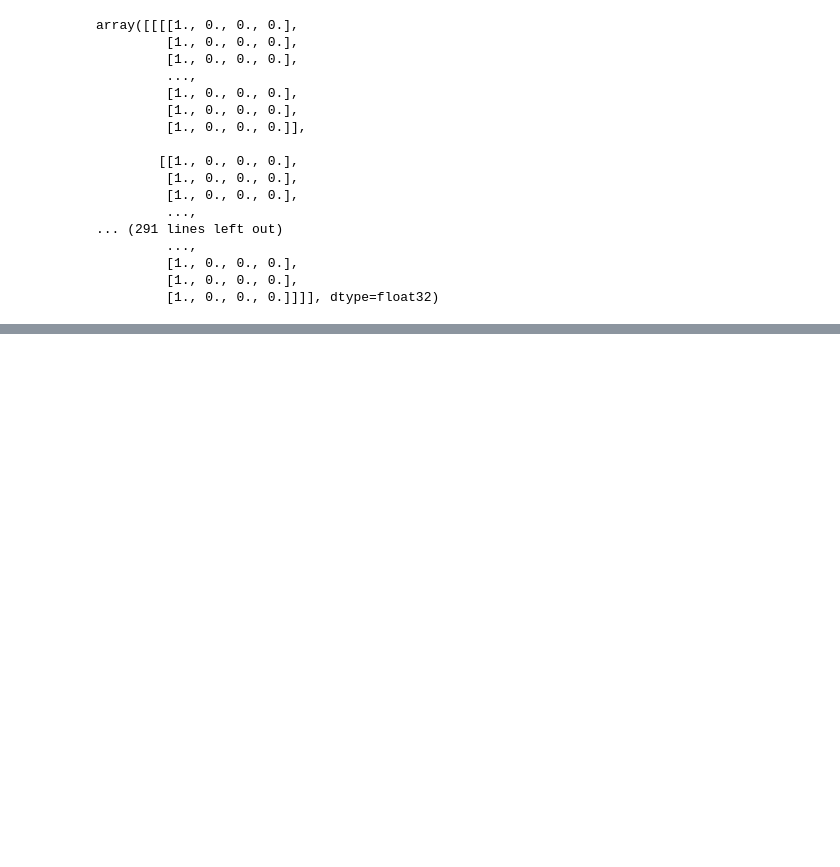
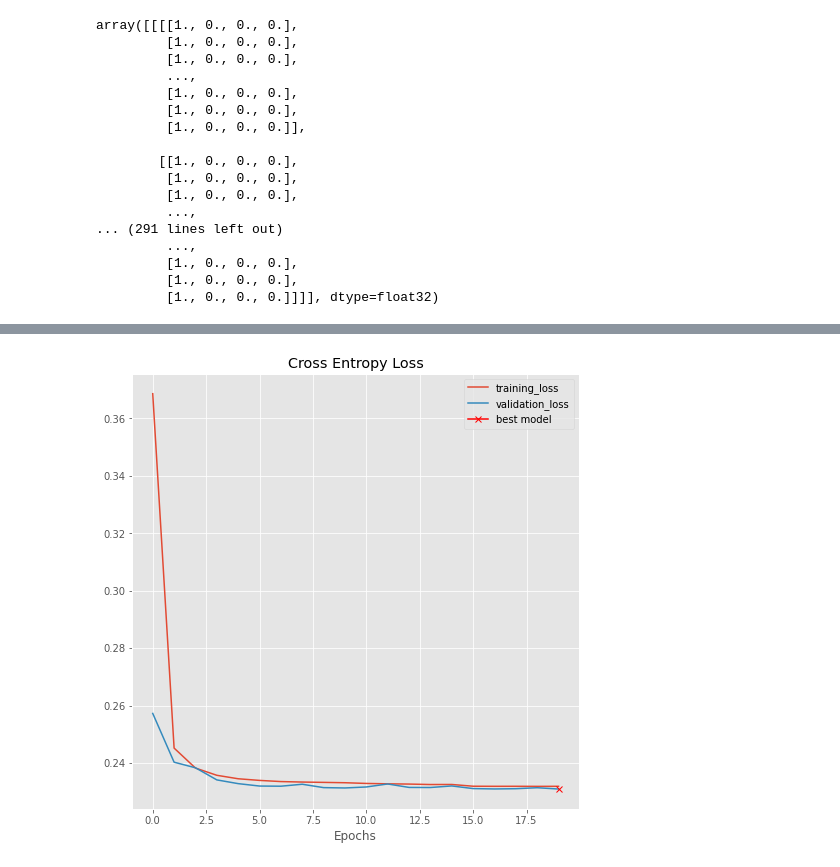
Before and after one commit to smitraDA/PRAC2, a Jupyter notebook: demo2_s4552215.ipynb, the cells around one changed output, grey strips where cells are left out. Cells and saved outputs as stored; diff of their text form; code cells hidden in the pictures; blank space fills up the shorter version.

```diff
--- a/demo2_s4552215.ipynb
+++ b/demo2_s4552215.ipynb
@@ -815,0 +838,4 @@ array([[[[1., 0., 0., 0.],
+# %%
+#Layers module in Keras deals with Conv,recurring,maxpooling,Normalaization etc
+#Input layer
+inputs = tf.keras.layers.Input((128,128,1))
@@ -815,0 +928,9 @@ array([[[[1., 0., 0., 0.],
+# %%
+# Providing conditions for the training to stop based on validation loss
+callbacks = [
+    EarlyStopping(patience=10, verbose=1),
+    ReduceLROnPlateau(factor=0.1, patience=5, min_lr=0.00001, verbose=1),
+    ModelCheckpoint('model-OASIS.h5', verbose=1, save_best_only=True, save_weights_only=True)
+]
+# %%
+results = model.fit(XOasis_train, yOasis_train_cat, batch_size=32, epochs=20, callbacks=callbacks,validation_data=(XOasis_val, yOasis_val_cat))
@@ -815,0 +955,11 @@ array([[[[1., 0., 0., 0.],
+# %%
+# Plotting the training and validation loss with respect to epochs
+plt.figure(figsize=(8, 8))
+plt.title("Cross Entropy Loss")
+plt.plot(results.history["loss"], label="training_loss")
+plt.plot(results.history["val_loss"], label="validation_loss")
+plt.plot( np.argmin(results.history["val_loss"]), np.min(results.history["val_loss"]), marker="x", color="r", label="best model")
+plt.xlabel("Epochs")
+plt.legend();
+# %% [output]
+[figure, added]
```
Also changed, not shown: parts of 19 cells of this notebook.
